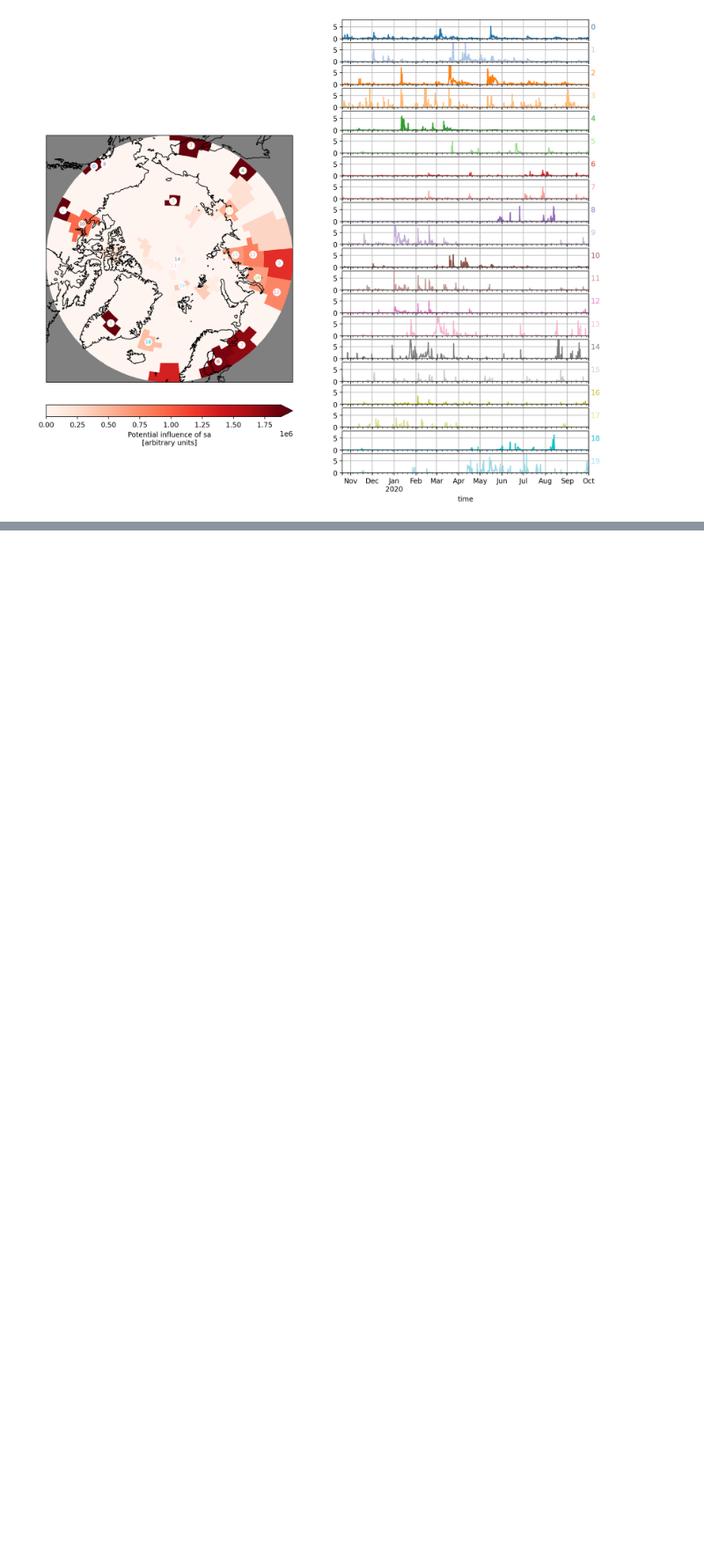
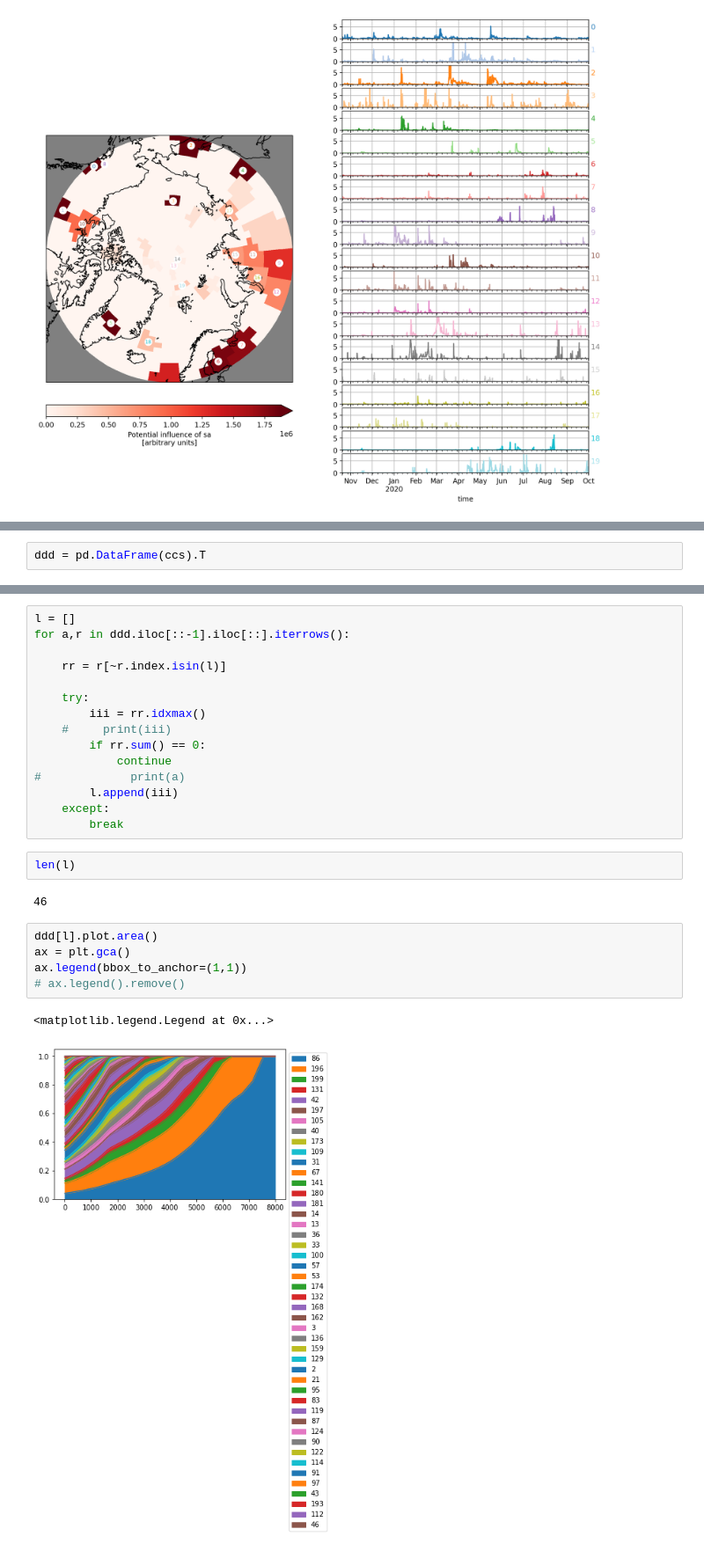
Before and after one commit to daliagachc/flexpart-mosaic, a Jupyter notebook: nb/z030_inverse_modeling_time_series.ipynb, the cells around one changed output, grey strips where cells are left out. Shown at 88% size. Drawn from its saved outputs; the diff is of its cells as text; blank space fills up the shorter version.

```diff
--- a/nb/z030_inverse_modeling_time_series.ipynb
+++ b/nb/z030_inverse_modeling_time_series.ipynb
@@ -240,0 +321,2 @@ for i,c in enumerate(co):
+# %%
+ddd = pd.DataFrame(ccs).T
@@ -240,0 +339,27 @@ for i,c in enumerate(co):
+# %%
+l = []
+for a,r in ddd.iloc[::-1].iloc[::].iterrows():
+
+    rr = r[~r.index.isin(l)]
+
+    try:
+        iii = rr.idxmax()
+    #     print(iii)
+        if rr.sum() == 0:
+            continue
+#             print(a)
+        l.append(iii)
+    except:
+        break
+# %%
+len(l)
+# %% [output]
+46
+# %%
+ddd[l].plot.area()
+ax = plt.gca()
+ax.legend(bbox_to_anchor=(1,1))
+# ax.legend().remove()
+# %% [output]
+<matplotlib.legend.Legend at 0x...>
+[figure, added]
```
Also changed, not shown: parts of 53 cells of this notebook, 35 other files.
